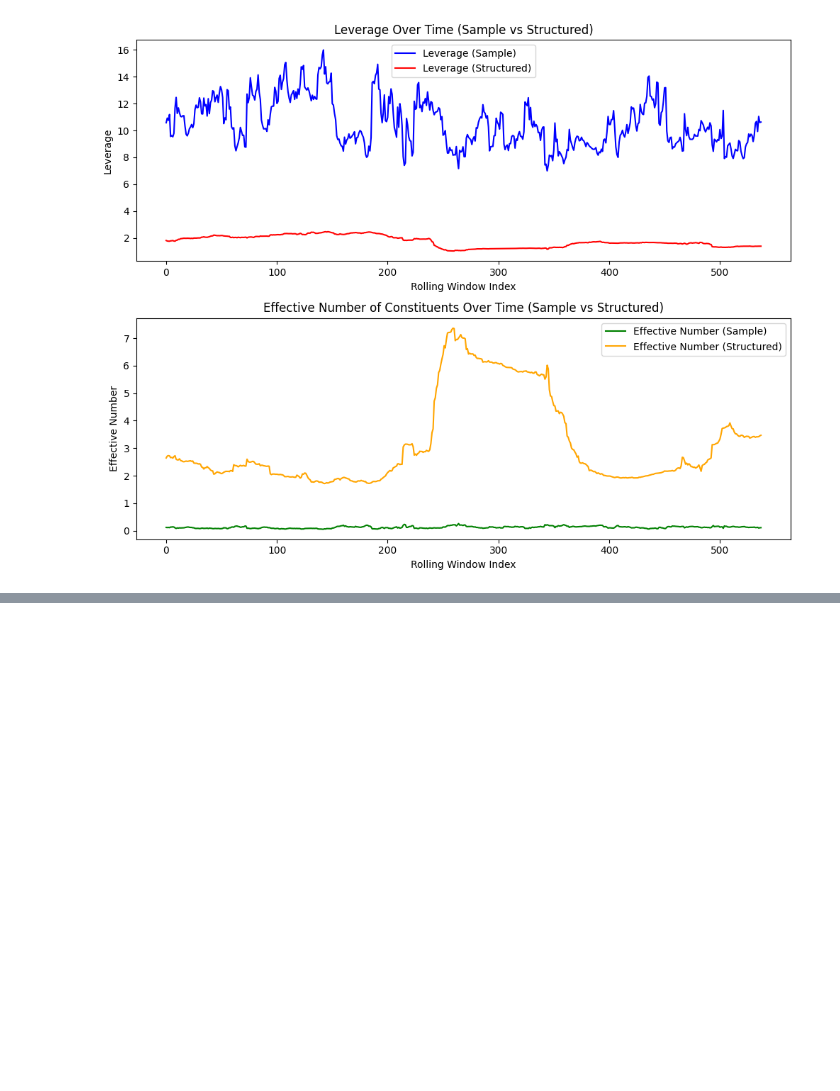
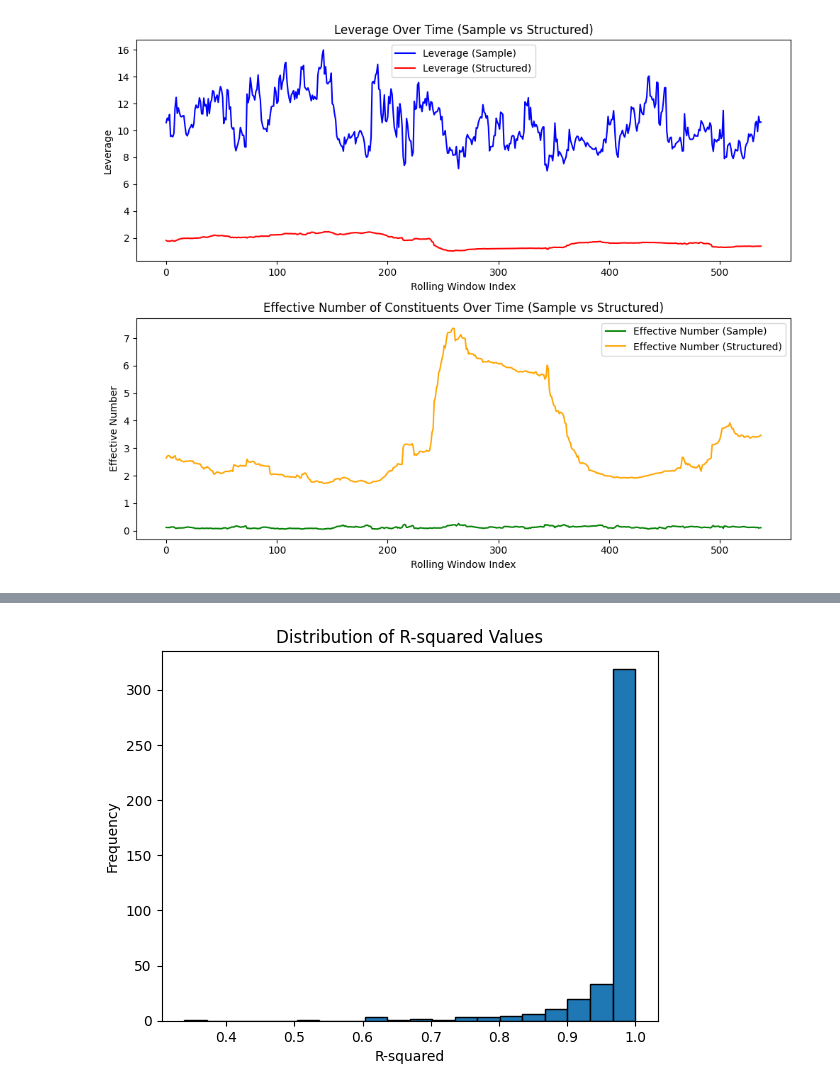
Before and after one commit to zaccheus-lines/CPPI, a Jupyter notebook: empirical_notebook.ipynb, the cells around one changed output, grey strips where cells are left out. Drawn from its saved outputs; the diff is of its cells as text; code cells hidden in the pictures; blank space fills up the shorter version.

```diff
--- a/empirical_notebook.ipynb
+++ b/empirical_notebook.ipynb
@@ -255,0 +319,13 @@ plt.show()
+# %%
+twin_groups = options_data.groupby(['trade_date', 'maturity_date', 'strike_price'])
+
+# Function to identify twin options
+def find_twin_options(group):
+    calls = group[group['option_type'] == 'Call']
+    puts = group[group['option_type'] == 'Put']
+    if not calls.empty and not puts.empty:
+        return pd.merge(calls, puts, on=['trade_date', 'maturity_date', 'strike_price'], suffixes=('_call', '_put'))
+    return pd.DataFrame()
+
+twin_data = twin_groups.apply(find_twin_options).reset_index(drop=True)
+display(twin_data.head())
@@ -255,0 +344,4 @@ plt.show()
+# %%
+twin_data['price_spread'] = twin_data['price_BTC_call'] - twin_data['price_BTC_put']
+# Display the results
+display(twin_data[['trade_date', 'maturity_date', 'strike_price', 'price_spread']].head())
@@ -255,0 +358,21 @@ plt.show()
+# %%
+regression_results = []
+
+grouped_data = twin_data.groupby(['trade_date', 'maturity_date'])
+for (trade_date, maturity_date), group in grouped_data:
+    if len(group) >= 2:  # Ensure at least two twin options for regression
+        reg_result = linregress(group['strike_price'], group['price_spread'])
+        regression_results.append({
+            'trade_date': trade_date,
+            'maturity_date': maturity_date,
+            'R_squared': reg_result.rvalue**2,
+            'intercept': reg_result.intercept
+        })
+
+# Convert results to a DataFrame
+regression_df = pd.DataFrame(regression_results)
+
+display(regression_df.head())
+
+# Comment on the distribution of R-squareds
+print(f'Distribution of R-squared values: {regression_df["R_squared"].describe()}')
@@ -255,0 +395,9 @@ plt.show()
+# %%
+# Plot the histogram of R-squared values
+plt.hist(regression_df['R_squared'], bins=20, edgecolor='k')
+plt.title('Distribution of R-squared Values')
+plt.xlabel('R-squared')
+plt.ylabel('Frequency')
+plt.show()
+# %% [output]
+[figure, added]
```
Also changed, not shown: parts of 18 cells of this notebook.
